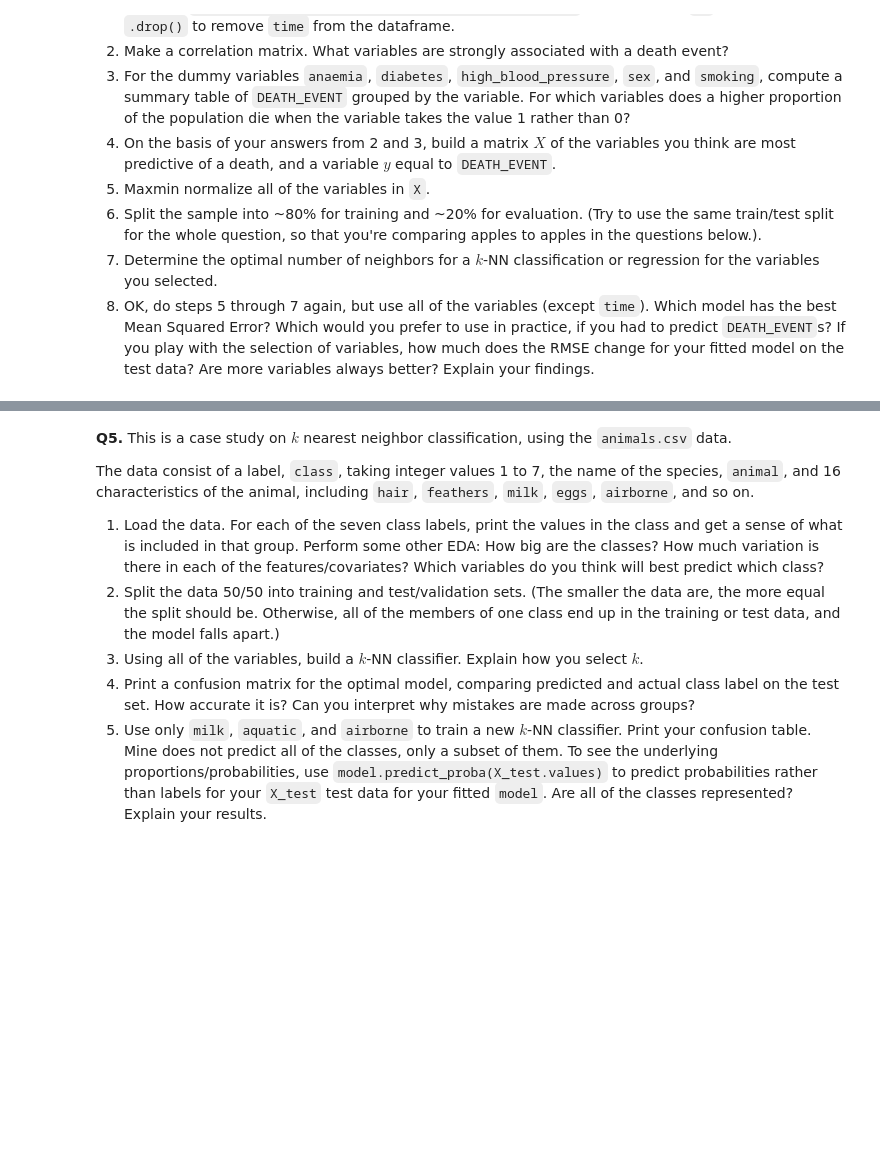
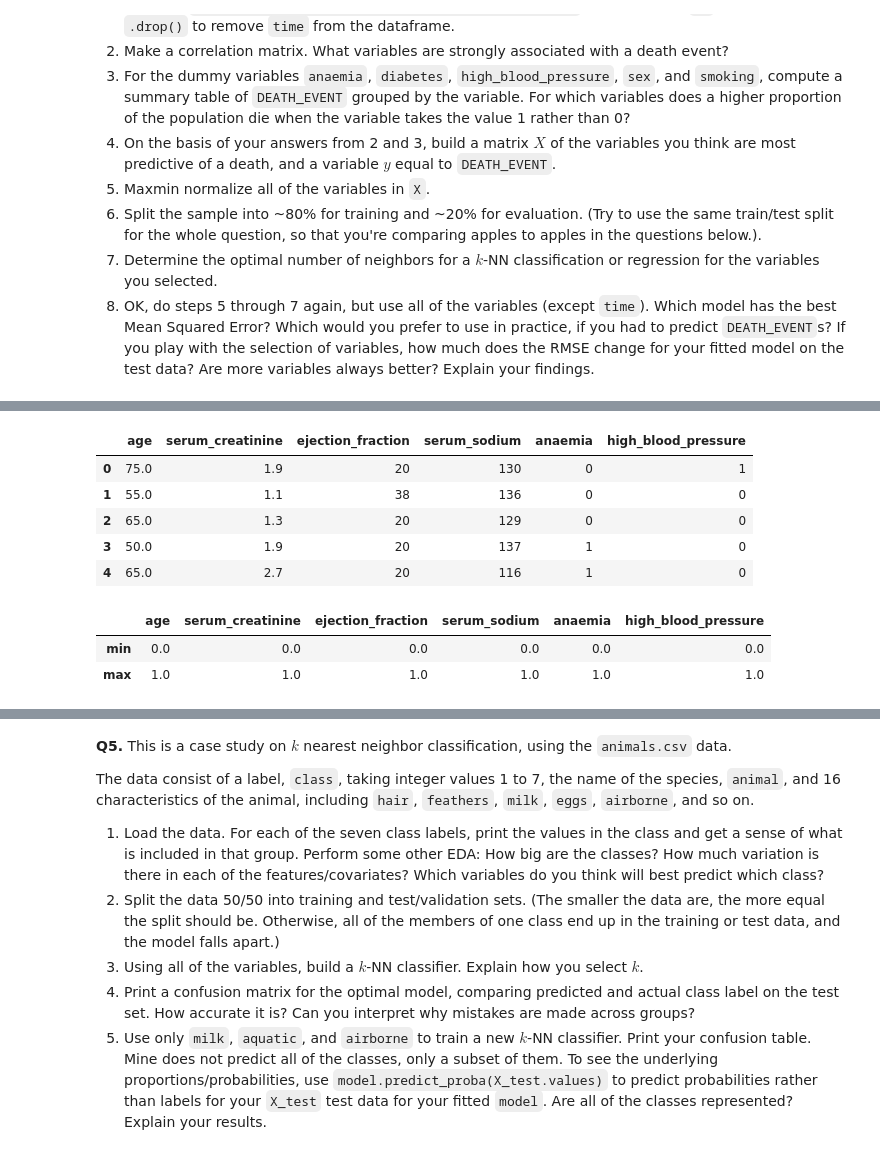
Before and after one commit to Elizabethav03/My_undergrad_ml_assignments, a Jupyter notebook: 02_assignment_knn.ipynb, the cells around one changed output, grey strips where cells are left out. Cells and saved outputs as stored; diff of their text form; code cells hidden in the pictures; blank space fills up the shorter version.

```diff
--- a/02_assignment_knn.ipynb
+++ b/02_assignment_knn.ipynb
@@ -244,0 +333,29 @@ The data for the question include:
+# %%
+#4
+selected_points = ['age', 'serum_creatinine', 'ejection_fraction',
+                     'serum_sodium', 'anaemia', 'high_blood_pressure']
+
+X_selected = df[selected_points].copy()
+y = df['DEATH_EVENT'].copy()
+selected_points
+X_selected.head()
+# %% [output]
+|  | age | serum_creatinine | ejection_fraction | serum_sodium | anaemia | high_blood_pressure |
+| 0 | 75.0 | 1.9 | 20 | 130 | 0 | 1 |
+| 1 | 55.0 | 1.1 | 38 | 136 | 0 | 0 |
+| 2 | 65.0 | 1.3 | 20 | 129 | 0 | 0 |
+| 3 | 50.0 | 1.9 | 20 | 137 | 1 | 0 |
+| 4 | 65.0 | 2.7 | 20 | 116 | 1 | 0 |
+# %%
+#5
+def minmax_scaler(x):
+    return (x - x.min()) / (x.max() - x.min())
+
+X_selected_norm = X_selected.apply(minmax_scaler)
+
+X_selected_norm.head()
+X_selected_norm.describe().loc[['min', 'max']]
+# %% [output]
+|  | age | serum_creatinine | ejection_fraction | serum_sodium | anaemia | high_blood_pressure |
+| min | 0.0 | 0.0 | 0.0 | 0.0 | 0.0 | 0.0 |
+| max | 1.0 | 1.0 | 1.0 | 1.0 | 1.0 | 1.0 |
```
Also changed, not shown: parts of 14 cells of this notebook.
